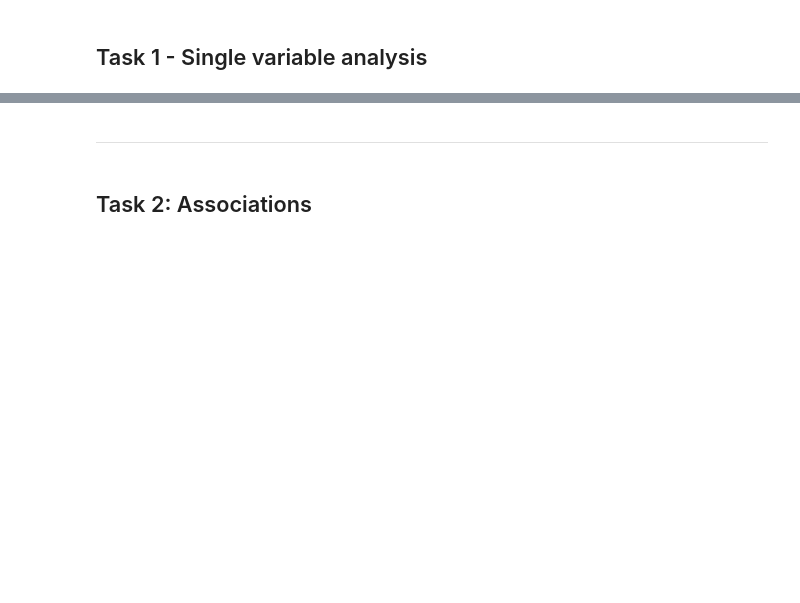
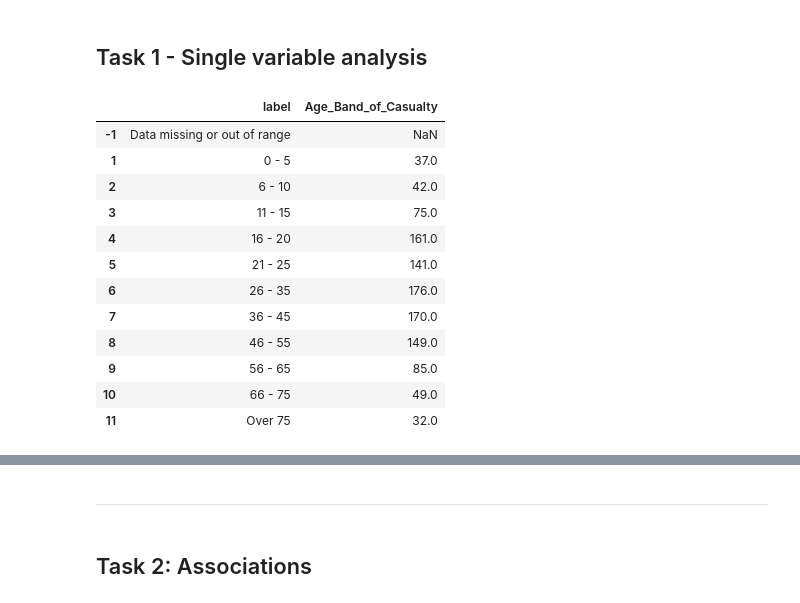
Before and after one commit to mszell/fyp2021p01lectures, a Jupyter notebook: notebooks/fyp2021p01product.ipynb, the cells around one changed output, grey strips where cells are left out. Saved outputs shown, nothing was run; the diff lists cells and outputs as text; code cells hidden in the pictures; blank space fills up the shorter version.

```diff
--- a/notebooks/fyp2021p01product.ipynb
+++ b/notebooks/fyp2021p01product.ipynb
@@ -11,2 +41,31 @@ import numpy as np
+# %%
+# Logging levels
+LOG = True
+
+# Data paths
+PATH = {
+    'raw': Path('../data/raw/'),
+    'processed': Path('../data/processed/'),
+    'interim': Path('../data/interim/'),
+    'references': Path('../references')
+}
+
+# Raw paths
+PATH['raw_accident'] = PATH['raw'] / "Road Safety Data - Accidents 2019.csv"
+PATH['raw_casual'] = PATH['raw'] / "Road Safety Data - Casualties 2019.csv"
+PATH['raw_vehicles'] = PATH['raw'] / "Road Safety Data- Vehicles 2019.csv"
+
+# Interim paths
+PATH['accident'] = PATH['interim'] / "bradford_accidents.csv"
+PATH['casual'] = PATH['interim'] / "bradford_casualties.csv"
+PATH['vehicles'] = PATH['interim'] / "bradford_vehicles.csv"
+
+# Ref paths
+PATH['var_lookup'] = PATH['references'] / 'variable lookup.xls'
+
+# Get all varibles and fields from the reference paper
+VAR = pd.read_excel(PATH['var_lookup'], sheet_name = None, index_col = 0)
+
+VAR = {k.replace(' ', '_'): v for k,v in VAR.items()}
 # %% [markdown]
 <hr>
@@ -15,2 +86,12 @@ import numpy as np
+# %%
+DATA = {}
+
+# Read data and explicitly define some data types for columns.
+# The datasets are saved in utf8 with bom, so we need utf-8-sig encoding.
+# We treat explicit -1 from the datasets as NA because it's their definition from the documentation.
+
+DATA['accident'] = pd.read_csv(PATH['accident'], dtype={0: 'string', 31: 'string'}, encoding='utf-8-sig', na_values="-1")
+DATA['casual'] = pd.read_csv(PATH['casual'], dtype={0: 'string'}, encoding='utf-8-sig', na_values="-1")
+DATA['vehicles'] = pd.read_csv(PATH['vehicles'], dtype={0: 'string'}, encoding='utf-8-sig', na_values="-1")
 # %% [markdown]
 <hr>
@@ -17,2 +146,19 @@ import numpy as np
 # %% [markdown]
 ## Task 1 - Single variable analysis
+# %%
+# Age analysis
+pd.concat([VAR['Age_Band'], DATA['casual']['Age_Band_of_Casualty'].value_counts()], axis=1)
+# %% [output]
+|  | label | Age_Band_of_Casualty |
+| -1 | Data missing or out of range | NaN |
+| 1 | 0 - 5 | 37.0 |
+| 2 | 6 - 10 | 42.0 |
+| 3 | 11 - 15 | 75.0 |
+| 4 | 16 - 20 | 161.0 |
+| 5 | 21 - 25 | 141.0 |
+| 6 | 26 - 35 | 176.0 |
+| 7 | 36 - 45 | 170.0 |
+| 8 | 46 - 55 | 149.0 |
+| 9 | 56 - 65 | 85.0 |
+| 10 | 66 - 75 | 49.0 |
+| 11 | Over 75 | 32.0 |
```
Also changed, not shown: parts of 11 cells of this notebook, 3 other files.
